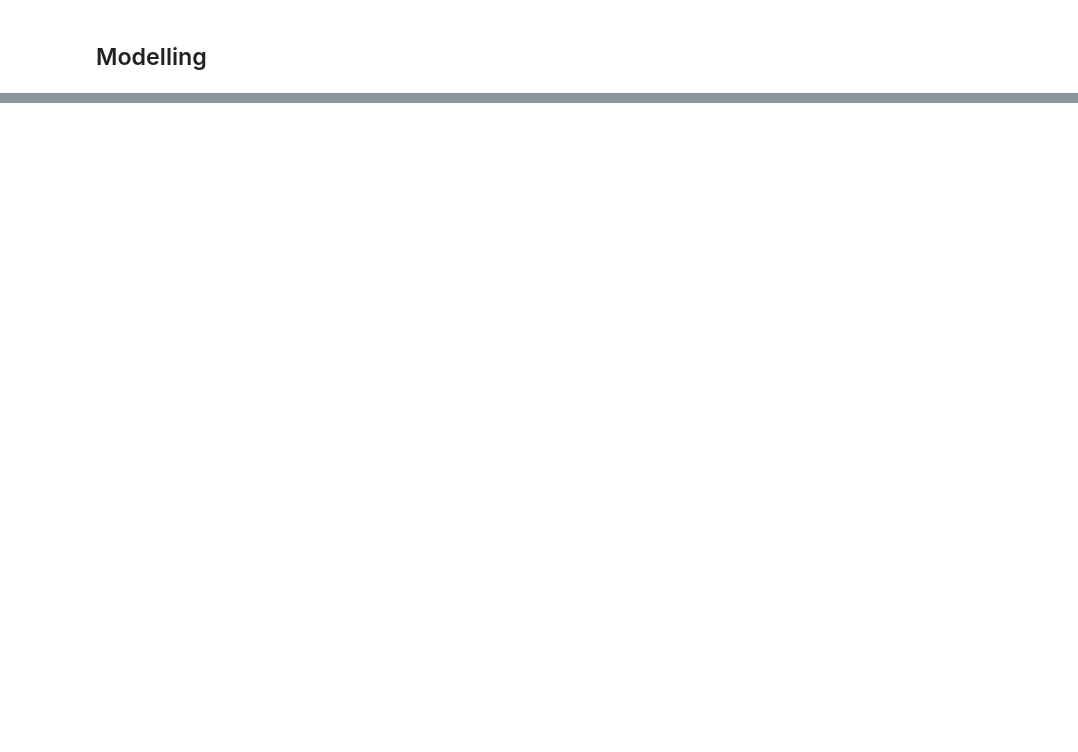
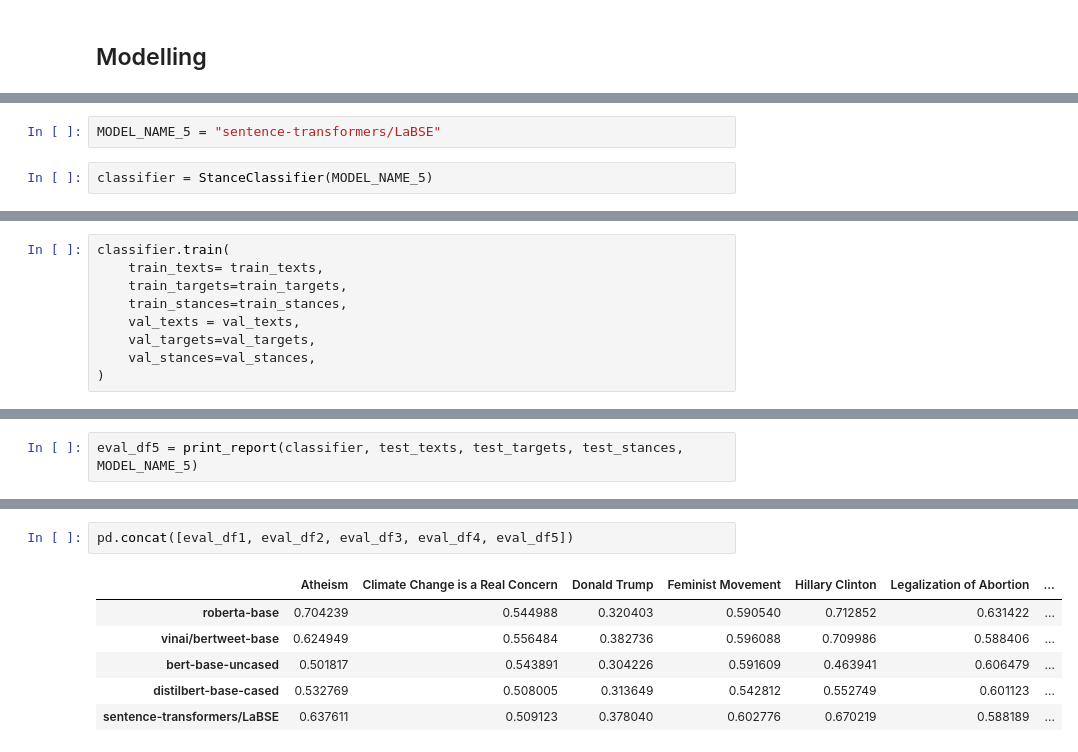
Before and after one commit to bitrao/BERT-tweet-stance-classification, a Jupyter notebook: tweet_stance_classifier.ipynb, the cells around one changed output, grey strips where cells are left out. Drawn from its saved outputs; the diff is of its cells as text; blank space fills up the shorter version.

```diff
--- a/tweet_stance_classifier.ipynb
+++ b/tweet_stance_classifier.ipynb
@@ -43,0 +245,4 @@ classifier.train(
+# %%
+MODEL_NAME_5 = "sentence-transformers/LaBSE"
+# %%
+classifier = StanceClassifier(MODEL_NAME_5)
@@ -43,0 +252,9 @@ classifier.train(
+# %%
+classifier.train(
+    train_texts= train_texts,
+    train_targets=train_targets,
+    train_stances=train_stances,
+    val_texts = val_texts,
+    val_targets=val_targets,
+    val_stances=val_stances,
+)
@@ -43,0 +267,2 @@ classifier.train(
+# %%
+eval_df5 = print_report(classifier, test_texts, test_targets, test_stances, MODEL_NAME_5)
@@ -43,0 +275,9 @@ classifier.train(
+# %%
+pd.concat([eval_df1, eval_df2, eval_df3, eval_df4, eval_df5])
+# %% [output]
+|  | Atheism | Climate Change is a Real Concern | Donald Trump | Feminist Movement | Hillary Clinton | Legalization of Abortion | ... |
+| roberta-base | 0.704239 | 0.544988 | 0.320403 | 0.590540 | 0.712852 | 0.631422 | ... |
+| vinai/bertweet-base | 0.624949 | 0.556484 | 0.382736 | 0.596088 | 0.709986 | 0.588406 | ... |
+| bert-base-uncased | 0.501817 | 0.543891 | 0.304226 | 0.591609 | 0.463941 | 0.606479 | ... |
+| distilbert-base-cased | 0.532769 | 0.508005 | 0.313649 | 0.542812 | 0.552749 | 0.601123 | ... |
+| sentence-transformers/LaBSE | 0.637611 | 0.509123 | 0.378040 | 0.602776 | 0.670219 | 0.588189 | ... |
```
Also changed, not shown: parts of 37 cells of this notebook, 2 other files.
